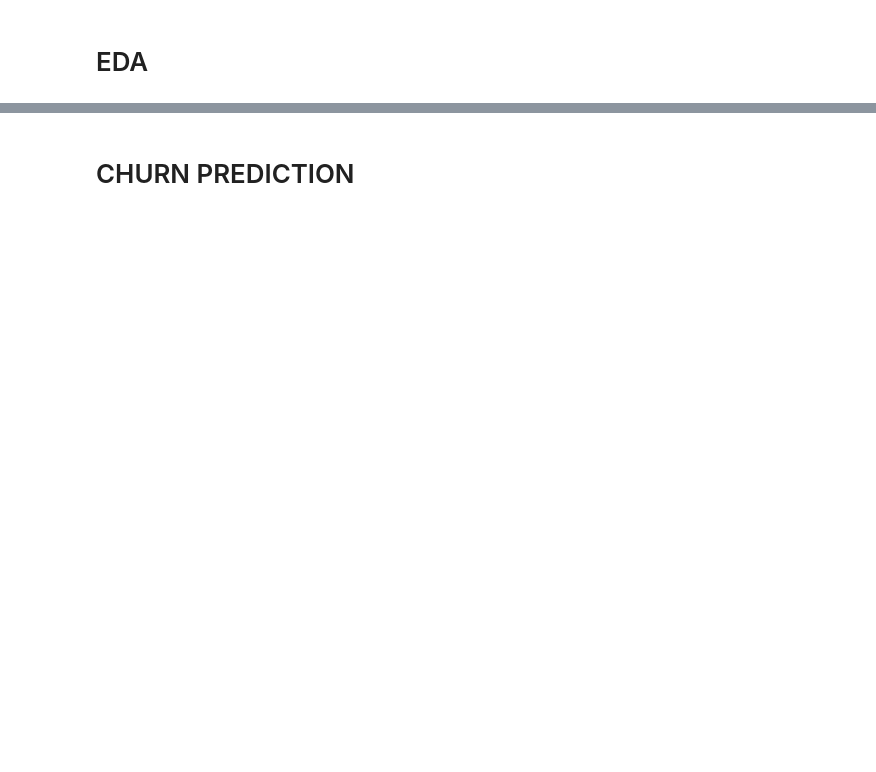
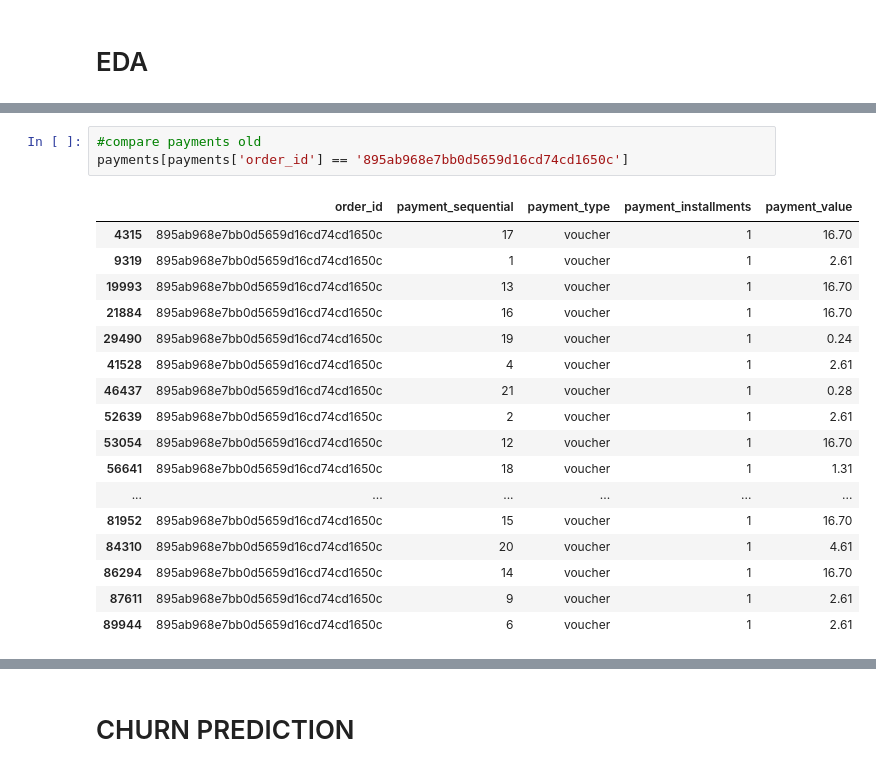
Before and after one commit to stevanus1997/final_project_alpha, a Jupyter notebook: brazillian_olist.ipynb, the cells around one changed output, grey strips where cells are left out. Drawn from its saved outputs; the diff is of its cells as text; blank space fills up the shorter version.

```diff
--- a/brazillian_olist.ipynb
+++ b/brazillian_olist.ipynb
@@ -94,0 +119,21 @@ Faktor yang akan diidentifikasi berdasarkan:
+# %%
+#compare payments old
+payments[payments['order_id'] == '895ab968e7bb0d5659d16cd74cd1650c']
+# %% [output]
+|  | order_id | payment_sequential | payment_type | payment_installments | payment_value |
+| 4315 | 895ab968e7bb0d5659d16cd74cd1650c | 17 | voucher | 1 | 16.70 |
+| 9319 | 895ab968e7bb0d5659d16cd74cd1650c | 1 | voucher | 1 | 2.61 |
+| 19993 | 895ab968e7bb0d5659d16cd74cd1650c | 13 | voucher | 1 | 16.70 |
+| 21884 | 895ab968e7bb0d5659d16cd74cd1650c | 16 | voucher | 1 | 16.70 |
+| 29490 | 895ab968e7bb0d5659d16cd74cd1650c | 19 | voucher | 1 | 0.24 |
+| 41528 | 895ab968e7bb0d5659d16cd74cd1650c | 4 | voucher | 1 | 2.61 |
+| 46437 | 895ab968e7bb0d5659d16cd74cd1650c | 21 | voucher | 1 | 0.28 |
+| 52639 | 895ab968e7bb0d5659d16cd74cd1650c | 2 | voucher | 1 | 2.61 |
+| 53054 | 895ab968e7bb0d5659d16cd74cd1650c | 12 | voucher | 1 | 16.70 |
+| 56641 | 895ab968e7bb0d5659d16cd74cd1650c | 18 | voucher | 1 | 1.31 |
+| ... | ... | ... | ... | ... | ... |
+| 81952 | 895ab968e7bb0d5659d16cd74cd1650c | 15 | voucher | 1 | 16.70 |
+| 84310 | 895ab968e7bb0d5659d16cd74cd1650c | 20 | voucher | 1 | 4.61 |
+| 86294 | 895ab968e7bb0d5659d16cd74cd1650c | 14 | voucher | 1 | 16.70 |
+| 87611 | 895ab968e7bb0d5659d16cd74cd1650c | 9 | voucher | 1 | 2.61 |
+| 89944 | 895ab968e7bb0d5659d16cd74cd1650c | 6 | voucher | 1 | 2.61 |
```
Also changed, not shown: parts of 41 cells of this notebook.
